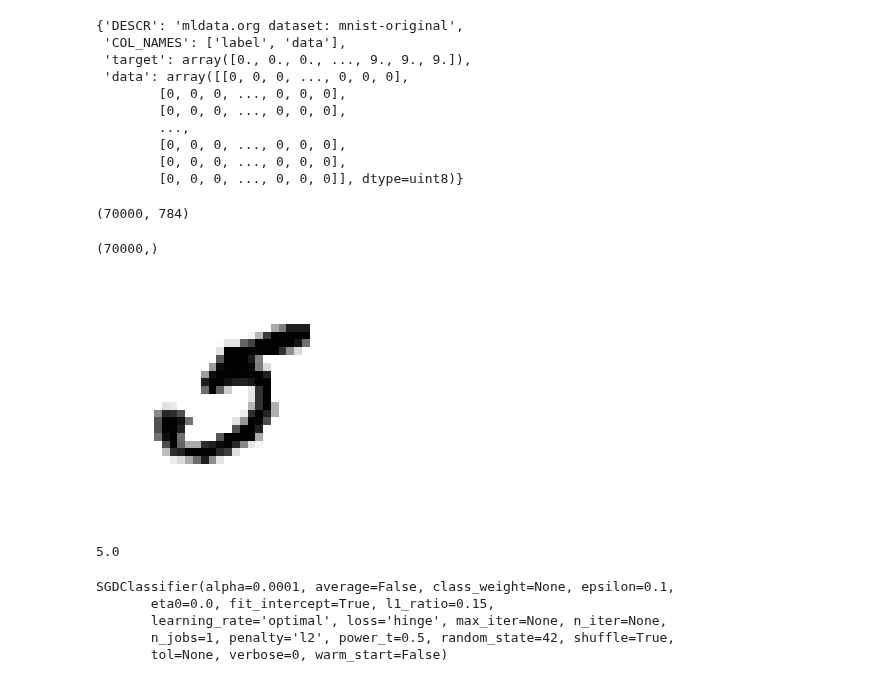
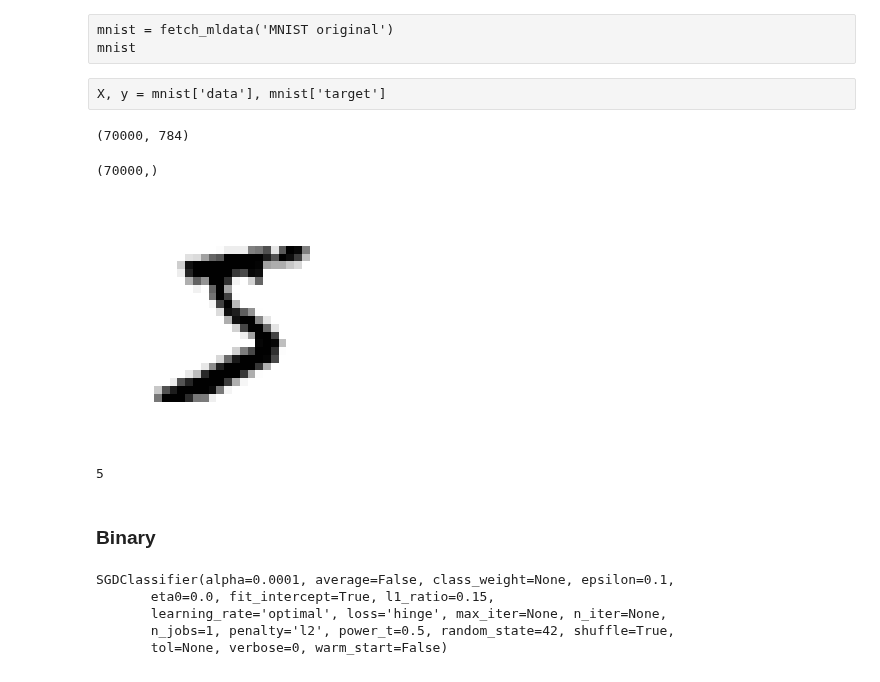
Before and after one commit to Okbps/handson-ml, a Jupyter notebook: jupyter/03-classification.ipynb, the cells around one changed output. Drawn from its saved outputs; the diff is of its cells as text; code cells hidden in the pictures.

```diff
--- a/jupyter/03-classification.ipynb
+++ b/jupyter/03-classification.ipynb
@@ -18,44 +19,47 @@ import numpy as np
 import warnings
 
 warnings.filterwarnings('ignore')
-# %%
-mnist = fetch_mldata('MNIST original')
-mnist
-# %% [output]
-{'DESCR': 'mldata.org dataset: mnist-original',
- 'COL_NAMES': ['label', 'data'],
- 'target': array([0., 0., 0., ..., 9., 9., 9.]),
- 'data': array([[0, 0, 0, ..., 0, 0, 0],
-        [0, 0, 0, ..., 0, 0, 0],
-        [0, 0, 0, ..., 0, 0, 0],
-        ...,
-        [0, 0, 0, ..., 0, 0, 0],
-        [0, 0, 0, ..., 0, 0, 0],
-        [0, 0, 0, ..., 0, 0, 0]], dtype=uint8)}
+# %%
+from scipy.io.arff import loadarff
+
+def fetch_mnist():
+    # https://www.openml.org/data/download/52667/mnist_784.arff
+    data, meta = loadarff('datasets/mnist_784.arff')
+    data = data.view([('pixels', '<f8', 784), ('class', '<S1')])
+    return data['pixels'], data['class']
+
+X, y = fetch_mnist()
+y = y.astype('int16')
+# %% [raw]
+mnist = fetch_mldata('MNIST original')
+mnist
+# %% [raw]
+X, y = mnist['data'], mnist['target']
 # %%
-X, y = mnist['data'], mnist['target']
 display(X.shape)
 display(y.shape)
 # %% [output]
 (70000, 784)
 (70000,)
 # %%
-some_digit = X[36000]
+some_digit = X[0]
 some_digit_image = some_digit.reshape(28, 28)
 plt.imshow(some_digit_image, cmap=matplotlib.cm.binary, interpolation='nearest')
 plt.axis('off')
 plt.show()
 # %% [output]
-[figure, old version]
+[figure, new version]
 # %%
-y[36000]
+y[0]
 # %% [output]
-5.0
+5
 # %%
 X_train, X_test, y_train, y_test = X[:60000], X[60000:], y[:60000], y[60000:]
 # %%
 shuffle_index = np.random.permutation(60000)
 X_train, y_train = X_train[shuffle_index], y_train[shuffle_index]
+# %% [markdown]
+### Binary
 # %%
 y_train_5 = (y_train==5)
 y_test_5 = (y_test==5)
```
Also changed, not shown: parts of 35 cells of this notebook, 1 other file.
